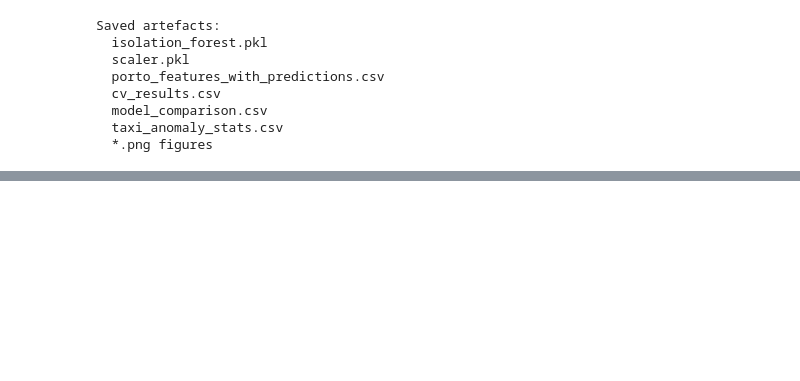
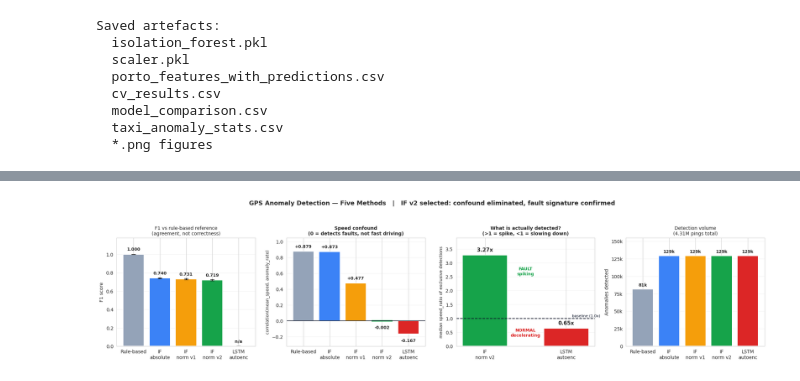
Before and after one commit to abdelnahimy/gps-digital-twin, a Jupyter notebook: notebooks/anomaly_detection_ml.ipynb, the cells around one changed output, grey strips where cells are left out. Saved outputs shown, nothing was run; the diff lists cells and outputs as text; code cells hidden in the pictures; blank space fills up the shorter version.

```diff
--- a/notebooks/anomaly_detection_ml.ipynb
+++ b/notebooks/anomaly_detection_ml.ipynb
@@ -1013,0 +1859,87 @@ the LLM agent for diagnosis.
+# %%
+# ── MASTER COMPARISON FIGURE — all five methods ────────────────────────────
+methods = ["Rule-based", "IF\nabsolute", "IF\nnorm v1", "IF\nnorm v2", "LSTM\nautoenc"]
+colors  = ["#94a3b8", "#3b82f6", "#f59e0b", "#16a34a", "#dc2626"]
+
+r_lstm_final = -0.167   # held-out taxis, iteration 2
+
+f1_vals  = [1.000, cv_df["f1"].mean(), cv_v1["f1"].mean(), cv_v2["f1"].mean(), np.nan]
+f1_errs  = [0, cv_df["f1"].std(), cv_v1["f1"].std(), cv_v2["f1"].std(), 0]
+conf_vals = [r_rule, r_abs, r_norm, r_v2, r_lstm_final]
+ratio_vals = [np.nan, np.nan, np.nan, 3.27, 0.648]
+n_anom = [int(feat_df["rule_anomaly"].sum()),
+          int(feat_df["iso_anomaly"].sum()),
+          int(feat_df["iso_norm_anomaly"].sum()),
+          int(feat_df["iso_v2_anomaly"].sum()),
+          129214]
+
+fig, axes = plt.subplots(1, 4, figsize=(20, 4.6))
+
+# Panel 1 — F1
+ax = axes[0]
+vals = [v if not np.isnan(v) else 0 for v in f1_vals]
+ax.bar(methods, vals, yerr=f1_errs, color=colors, capsize=4, edgecolor="white", lw=1.5)
+for i, v in enumerate(f1_vals):
+    ax.text(i, (0 if np.isnan(v) else v) + 0.04,
+            "n/a" if np.isnan(v) else f"{v:.3f}",
+            ha="center", fontsize=9, fontweight="bold")
+ax.set_ylim(0, 1.18)
+ax.set_ylabel("F1 score", fontsize=10)
+ax.set_title("F1 vs rule-based reference\n(agreement, not correctness)", fontsize=10)
+ax.grid(axis="y", alpha=0.25)
+
+# Panel 2 — Confound (the key panel)
+ax = axes[1]
+bars = ax.bar(methods, conf_vals, color=colors, edgecolor="white", lw=1.5)
+bars[3].set_edgecolor("#16a34a"); bars[3].set_linewidth(3)
+for i, v in enumerate(conf_vals):
+    ax.text(i, v + (0.045 if v >= 0 else -0.10), f"{v:+.3f}",
+            ha="center", fontsize=9, fontweight="bold")
+ax.axhline(0, color="#0f172a", lw=1.2)
+ax.set_ylim(-0.32, 1.05)
+ax.set_ylabel("correlation(mean_speed, anomaly_rate)", fontsize=9)
+ax.set_title("Speed confound\n(0 = detects faults, not fast driving)",
+             fontsize=10, fontweight="bold")
+ax.grid(axis="y", alpha=0.25)
+
+# Panel 3 — Detection signature (the decisive panel)
+ax = axes[2]
+sig_methods = ["IF\nnorm v2", "LSTM\nautoenc"]
+sig_vals = [3.27, 0.648]
+sig_colors = ["#16a34a", "#dc2626"]
+ax.bar(sig_methods, sig_vals, color=sig_colors, edgecolor="white", lw=1.5, width=0.55)
+for i, v in enumerate(sig_vals):
+    ax.text(i, v + 0.13, f"{v:.2f}x", ha="center", fontsize=11, fontweight="bold")
+ax.axhline(1.0, color="#0f172a", ls="--", lw=1.5)
+ax.text(1.42, 1.06, "baseline (1.0x)", fontsize=8, color="#0f172a", ha="right")
+ax.text(0.5, 2.55, "FAULT\nspiking", ha="center", fontsize=9,
+        color="#16a34a", fontweight="bold")
+ax.text(0.5, 0.35, "NORMAL\ndecelerating", ha="center", fontsize=9,
+        color="#dc2626", fontweight="bold")
+ax.set_ylim(0, 3.9)
+ax.set_ylabel("median speed_ratio of exclusive detections", fontsize=9)
+ax.set_title("What is actually detected?\n(>1 = spike, <1 = slowing down)",
+             fontsize=10, fontweight="bold")
+ax.grid(axis="y", alpha=0.25)
+
+# Panel 4 — Detection volume
+ax = axes[3]
+ax.bar(methods, n_anom, color=colors, edgecolor="white", lw=1.5)
+for i, v in enumerate(n_anom):
+    ax.text(i, v + 4000, f"{v/1000:.0f}k", ha="center", fontsize=9, fontweight="bold")
+ax.set_ylim(0, 155000)
+ax.set_yticks([0, 25000, 50000, 75000, 100000, 125000, 150000])
+ax.set_yticklabels(["0", "25k", "50k", "75k", "100k", "125k", "150k"])
+ax.set_ylabel("Anomalies detected", fontsize=10)
+ax.set_title("Detection volume\n(4.31M pings total)", fontsize=10)
+ax.grid(axis="y", alpha=0.25)
+
+plt.suptitle(
+    "GPS Anomaly Detection — Five Methods   |   "
+    "IF v2 selected: confound eliminated, fault signature confirmed",
+    fontsize=13, fontweight="bold", y=1.06)
+plt.tight_layout()
+plt.savefig("/kaggle/working/final_comparison.png", dpi=150, bbox_inches="tight")
+plt.show()
+# %% [output]
+[figure, added]
```
Also changed, not shown: parts of 29 cells of this notebook, 1 other file.
